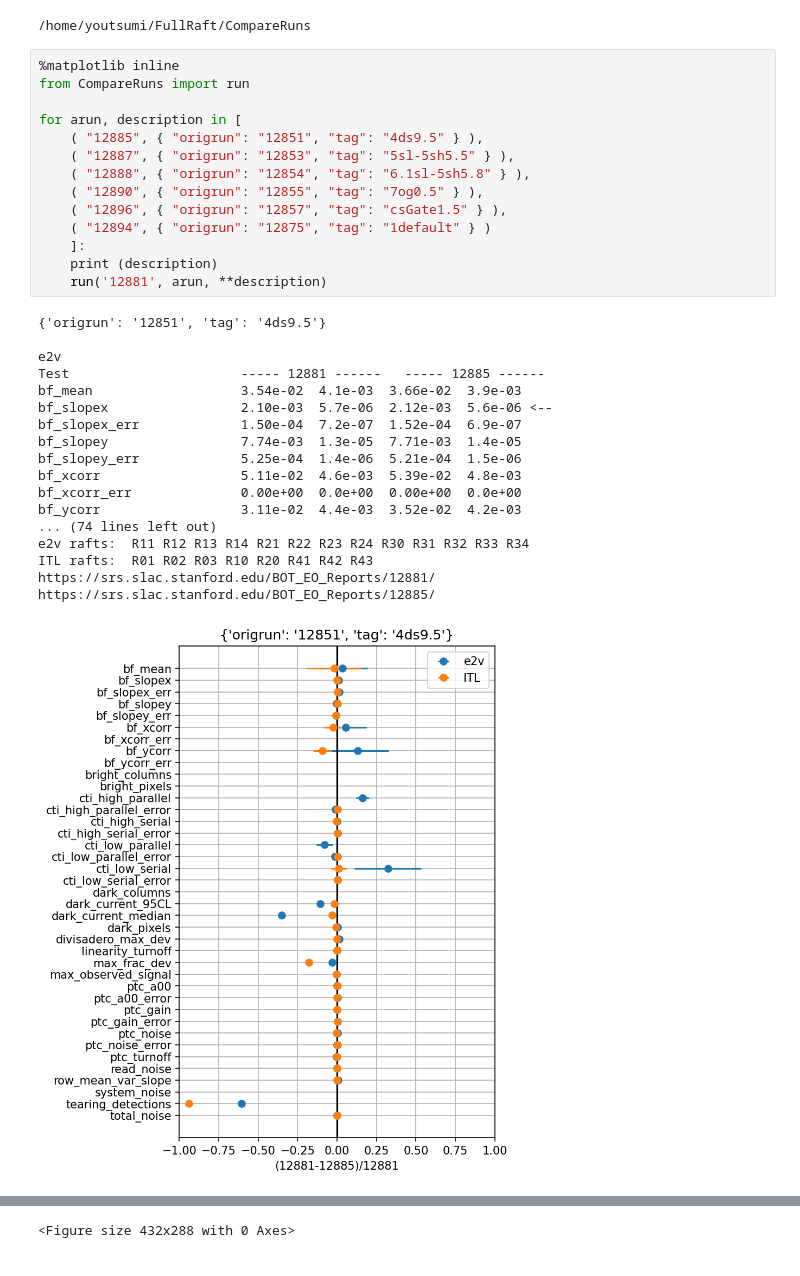
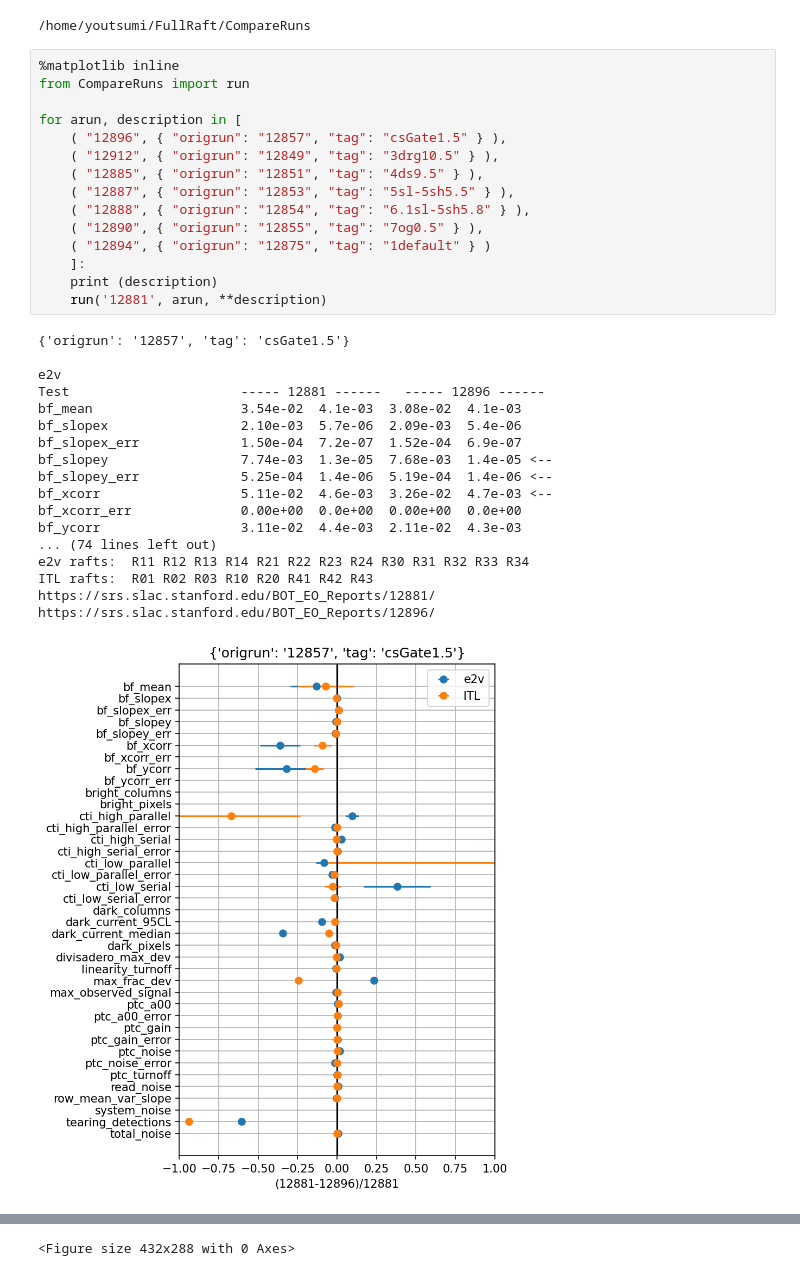
Before and after one commit to lsst-camera-dh/CompareRuns, a Jupyter notebook: example.ipynb, the cells around one changed output, grey strips where cells are left out. Saved outputs shown, nothing was run; the diff lists cells and outputs as text.

```diff
--- a/example.ipynb
+++ b/example.ipynb
@@ -6,33 +6,34 @@
 # %%
 %matplotlib inline
 from CompareRuns import run
 
 for arun, description in [
+    ( "12896", { "origrun": "12857", "tag": "csGate1.5" } ),
+    ( "12912", { "origrun": "12849", "tag": "3drg10.5" } ),
     ( "12885", { "origrun": "12851", "tag": "4ds9.5" } ),
     ( "12887", { "origrun": "12853", "tag": "5sl-5sh5.5" } ),
     ( "12888", { "origrun": "12854", "tag": "6.1sl-5sh5.8" } ),
     ( "12890", { "origrun": "12855", "tag": "7og0.5" } ),
-    ( "12896", { "origrun": "12857", "tag": "csGate1.5" } ),
     ( "12894", { "origrun": "12875", "tag": "1default" } )
     ]:
     print (description)
     run('12881', arun, **description)
 # %% [output]
-{'origrun': '12851', 'tag': '4ds9.5'}
+{'origrun': '12857', 'tag': 'csGate1.5'}
 
 e2v
-Test                      ----- 12881 ------   ----- 12885 ------
-bf_mean                   3.54e-02  4.1e-03  3.66e-02  3.9e-03
-bf_slopex                 2.10e-03  5.7e-06  2.12e-03  5.6e-06 <--
+Test                      ----- 12881 ------   ----- 12896 ------
+bf_mean                   3.54e-02  4.1e-03  3.08e-02  4.1e-03
+bf_slopex                 2.10e-03  5.7e-06  2.09e-03  5.4e-06
 bf_slopex_err             1.50e-04  7.2e-07  1.52e-04  6.9e-07
-bf_slopey                 7.74e-03  1.3e-05  7.71e-03  1.4e-05
-bf_slopey_err             5.25e-04  1.4e-06  5.21e-04  1.5e-06
-bf_xcorr                  5.11e-02  4.6e-03  5.39e-02  4.8e-03
+bf_slopey                 7.74e-03  1.3e-05  7.68e-03  1.4e-05 <--
+bf_slopey_err             5.25e-04  1.4e-06  5.19e-04  1.4e-06 <--
+bf_xcorr                  5.11e-02  4.6e-03  3.26e-02  4.7e-03 <--
 bf_xcorr_err              0.00e+00  0.0e+00  0.00e+00  0.0e+00
-bf_ycorr                  3.11e-02  4.4e-03  3.52e-02  4.2e-03
+bf_ycorr                  3.11e-02  4.4e-03  2.11e-02  4.3e-03
 ... (74 lines left out)
 e2v rafts:  R11 R12 R13 R14 R21 R22 R23 R24 R30 R31 R32 R33 R34
 ITL rafts:  R01 R02 R03 R10 R20 R41 R42 R43
 https://srs.slac.stanford.edu/BOT_EO_Reports/12881/
-https://srs.slac.stanford.edu/BOT_EO_Reports/12885/
+https://srs.slac.stanford.edu/BOT_EO_Reports/12896/
-[figure, old version]
+[figure, new version]
```
Also changed, not shown: parts of 1 cell of this notebook.
